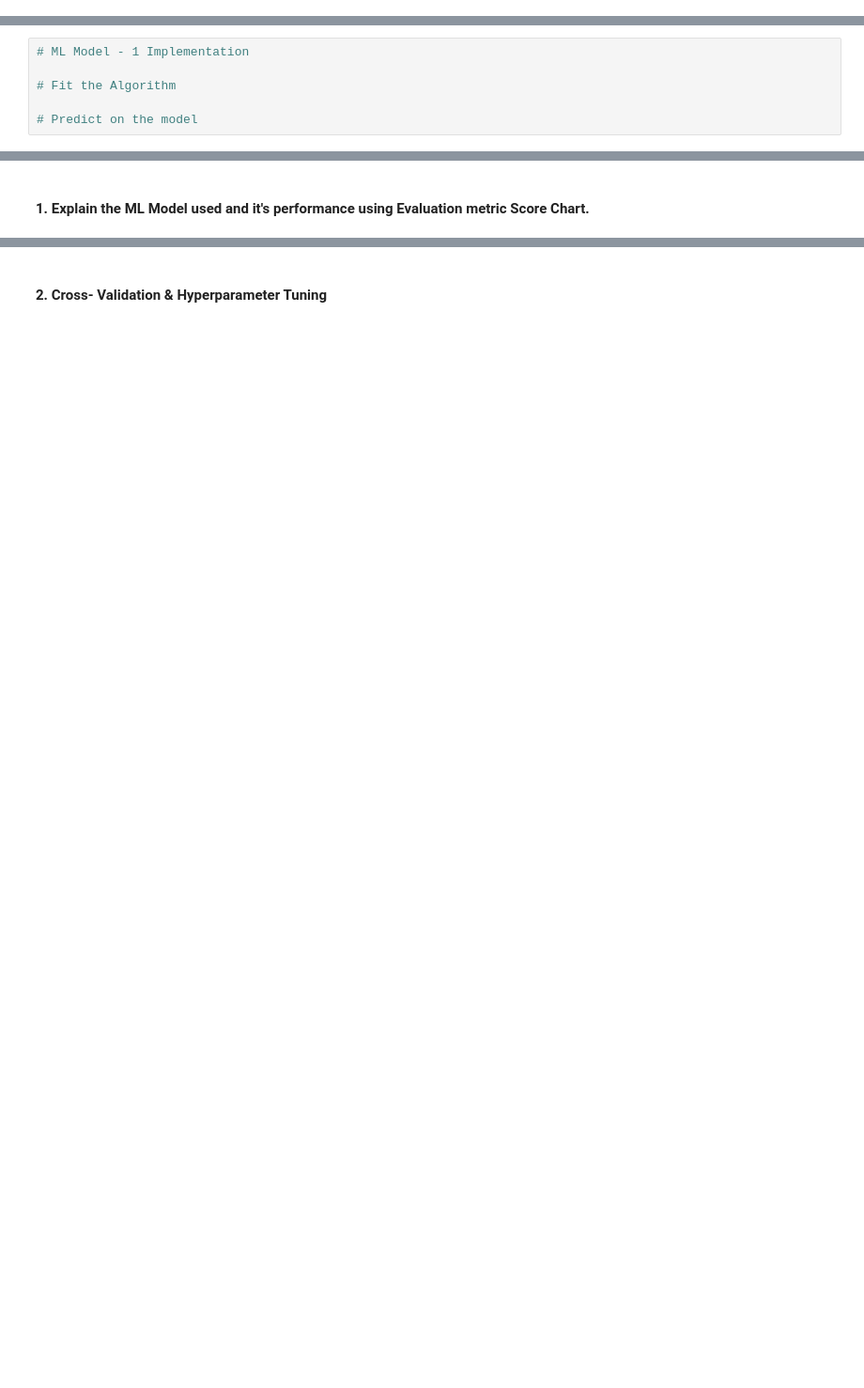
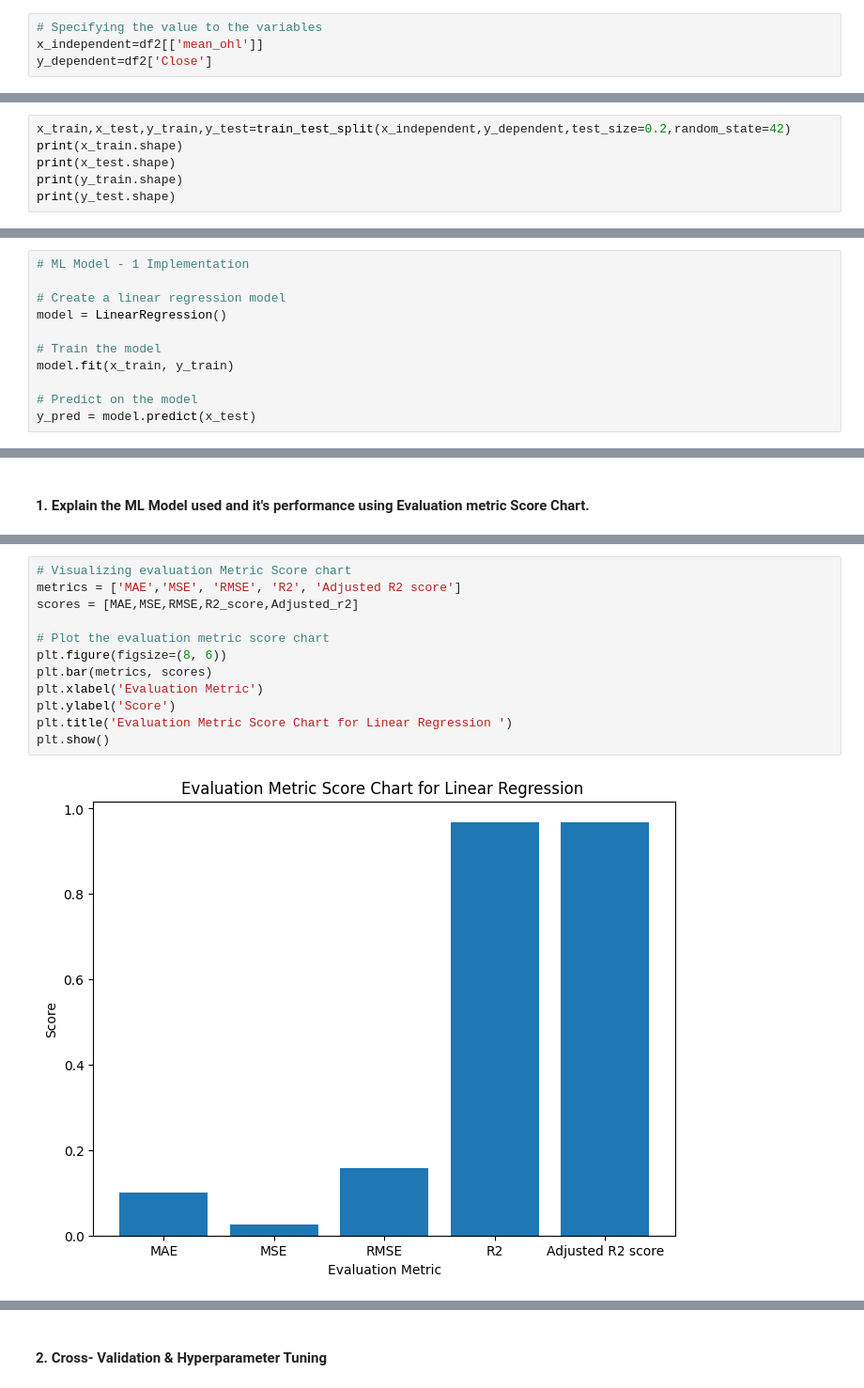
Before and after one commit to KushangShah/ML-Project-End-to-End-Machine-Learning., a Jupyter notebook: Yes_Bank_Stock_Closing_Price_Prediction.ipynb, the cells around one changed output, grey strips where cells are left out. Shown at 94% size. Drawn from its saved outputs; the diff is of its cells as text; blank space fills up the shorter version.

```diff
--- a/Yes_Bank_Stock_Closing_Price_Prediction.ipynb
+++ b/Yes_Bank_Stock_Closing_Price_Prediction.ipynb
@@ -1090,0 +1130,4 @@ X_scaled = pd.DataFrame(scaled_features, columns=yes_bank_df_2.drop(['Close'], a
+# %%
+# Specifying the value to the variables
+x_independent=df2[['mean_ohl']]
+y_dependent=df2['Close']
@@ -1121,3 +1170,9 @@ X_test[0: 10]
 # %% [output]
 |  | Open | High | Low | Year | Month |
 | 1 | 12.58 | 14.88 | 12.55 | 2005 | 8 |
+# %%
+x_train,x_test,y_train,y_test=train_test_split(x_independent,y_dependent,test_size=0.2,random_state=42)
+print(x_train.shape)
+print(x_test.shape)
+print(y_train.shape)
+print(y_test.shape)
@@ -1193,6 +1253,11 @@ Skewness of Closing Prices: -0.956370552522332
 # %%
 # ML Model - 1 Implementation
 
-# Fit the Algorithm
+# Create a linear regression model
+model = LinearRegression()
+
+# Train the model
+model.fit(x_train, y_train)
 
 # Predict on the model
+y_pred = model.predict(x_test)
@@ -1231,0 +1335,14 @@ R-squared (R2) Score: nan
+# %%
+# Visualizing evaluation Metric Score chart
+metrics = ['MAE','MSE', 'RMSE', 'R2', 'Adjusted R2 score']
+scores = [MAE,MSE,RMSE,R2_score,Adjusted_r2]
+
+# Plot the evaluation metric score chart
+plt.figure(figsize=(8, 6))
+plt.bar(metrics, scores)
+plt.xlabel('Evaluation Metric')
+plt.ylabel('Score')
+plt.title('Evaluation Metric Score Chart for Linear Regression ')
+plt.show()
+# %% [output]
+[figure, added]
```
Also changed, not shown: parts of 15 cells of this notebook.
